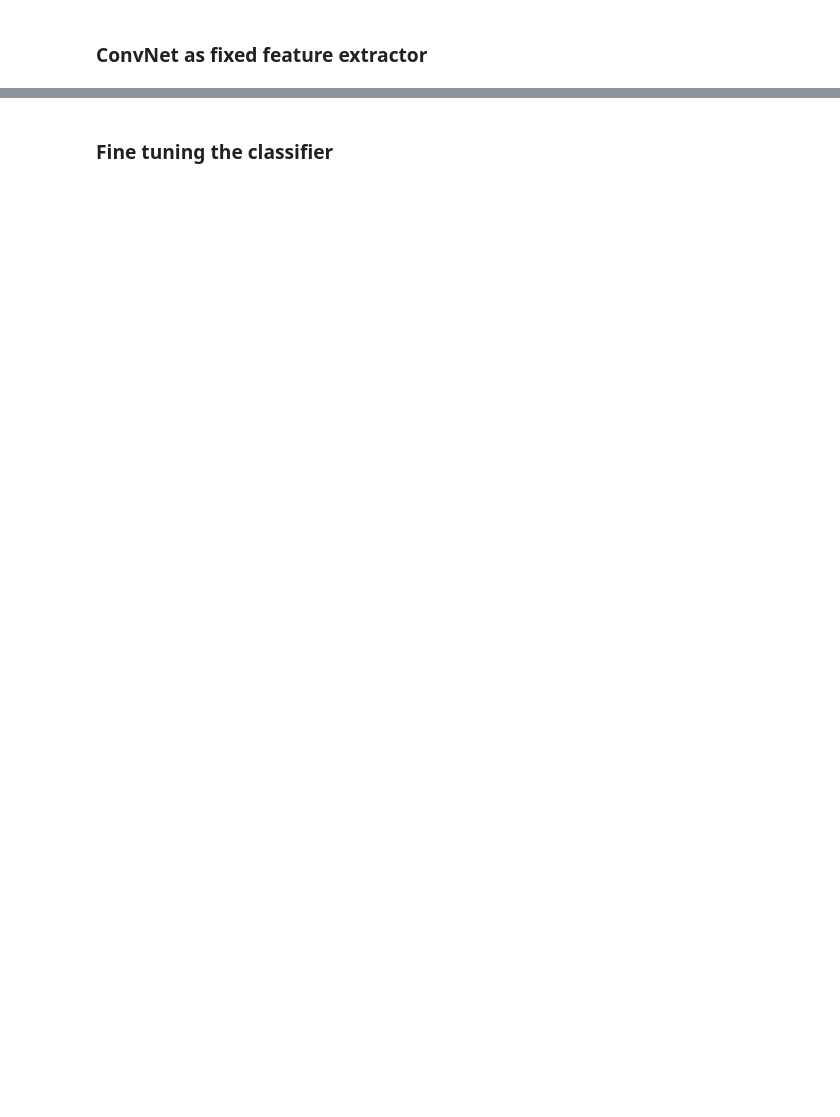
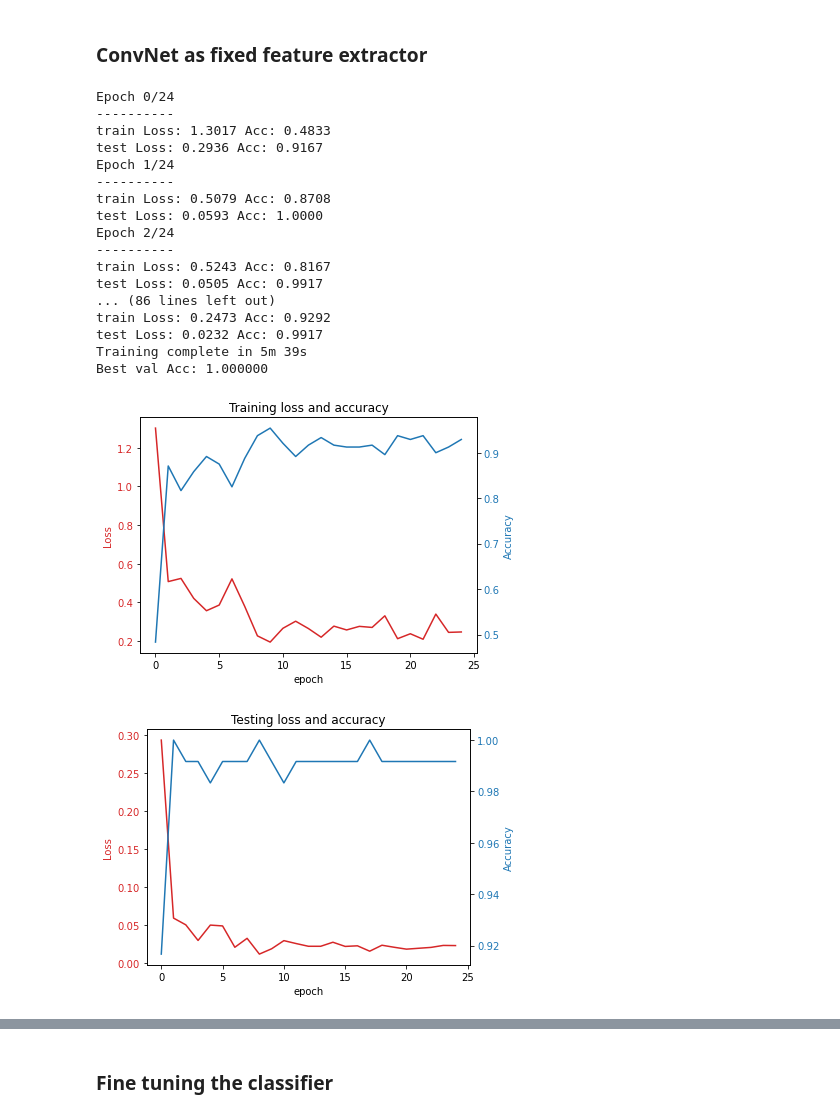
Before and after one commit to sangeeta-yadav-iisc/Advanced-Image-Processing, a Jupyter notebook: assignment1/ques2/ques2.ipynb, the cells around one changed output, grey strips where cells are left out. Saved outputs shown, nothing was run; the diff lists cells and outputs as text; code cells hidden in the pictures; blank space fills up the shorter version.

Commit message:
added figure plots in ques2

```diff
--- a/assignment1/ques2/ques2.ipynb
+++ b/assignment1/ques2/ques2.ipynb
@@ -69,5 +69,6 @@ imshow(out, title=[class_names[x] for x in classes])
 # %%
-def train_model(model, criterion, optimizer, scheduler, num_epochs=25):
+
+def train_model(model, criterion, optimizer, scheduler, num_epochs=25,fig_title='convnet'):
     since = time.time()
 
     best_model_wts = copy.deepcopy(model.state_dict())
@@ -118,6 +119,16 @@ def train_model(model, criterion, optimizer, scheduler, num_epochs=25):
 
             epoch_loss = running_loss / dataset_sizes[phase]
             epoch_acc = running_corrects.double() / dataset_sizes[phase]
+            if phase == 'test':
+                test_losses.append(epoch_loss)
+
+                test_acc.append(epoch_acc)
+            else:
+                train_losses.append(epoch_loss)
+
+                train_acc.append(epoch_acc)
+
+
 
             print('{} Loss: {:.4f} Acc: {:.4f}'.format(
                 phase, epoch_loss, epoch_acc))
@@ -127,7 +138,6 @@ def train_model(model, criterion, optimizer, scheduler, num_epochs=25):
                 best_acc = epoch_acc
                 best_model_wts = copy.deepcopy(model.state_dict())
 
-        print()
 
     time_elapsed = time.time() - since
     print('Training complete in {:.0f}m {:.0f}s'.format(
@@ -136,4 +146,6 @@ def train_model(model, criterion, optimizer, scheduler, num_epochs=25):
 
     # load best model weights
     model.load_state_dict(best_model_wts)
+    plot_loss_acc(train_losses,train_acc,'Training loss and accuracy', fig_title+'_train')
+    plot_loss_acc(test_losses,test_acc,'Testing loss and accuracy', fig_title+'_test')
     return model
@@ -188,8 +220,29 @@ optimizer_conv = optim.SGD(model_conv.fc.parameters(), lr=0.001, momentum=0.9)
 # Decay LR by a factor of 0.1 every 7 epochs
 exp_lr_scheduler = lr_scheduler.StepLR(optimizer_conv, step_size=7, gamma=0.1)
 # %%
+train_losses, test_losses, train_acc, test_acc = [],[],[],[]
 model_conv = train_model(model_conv, criterion, optimizer_conv,
-                         exp_lr_scheduler, num_epochs=25)
+                         exp_lr_scheduler, num_epochs=25,fig_title='fixed_convnet')
+# %% [output]
+Epoch 0/24
+----------
+train Loss: 1.3017 Acc: 0.4833
+test Loss: 0.2936 Acc: 0.9167
+Epoch 1/24
+----------
+train Loss: 0.5079 Acc: 0.8708
+test Loss: 0.0593 Acc: 1.0000
+Epoch 2/24
+----------
+train Loss: 0.5243 Acc: 0.8167
+test Loss: 0.0505 Acc: 0.9917
+... (86 lines left out)
+train Loss: 0.2473 Acc: 0.9292
+test Loss: 0.0232 Acc: 0.9917
+Training complete in 5m 39s
+Best val Acc: 1.000000
+[figure, added]
+[figure, added]
 # %%
 visualize_model(model_conv)
 
```
Also changed, not shown: parts of 6 cells of this notebook.
